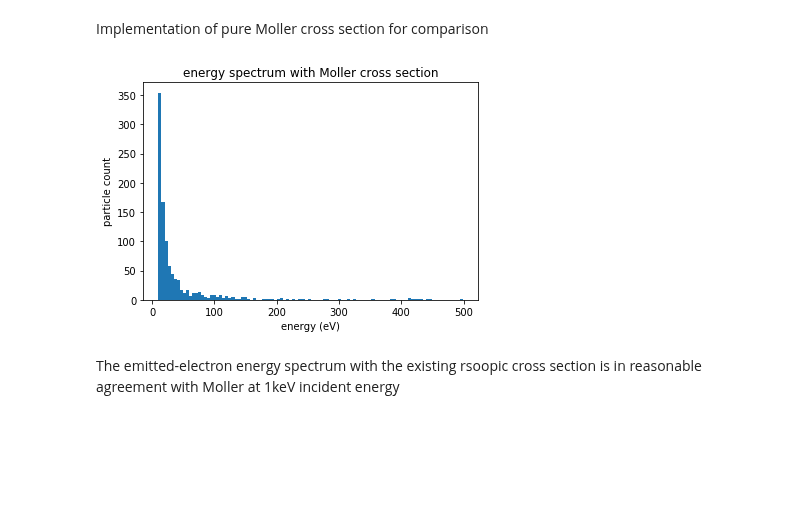
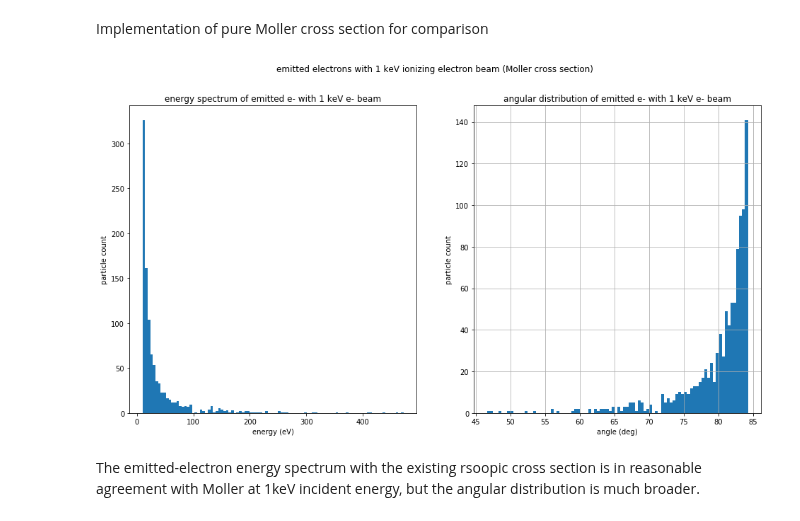
Before and after one commit to radiasoft/rswarp, a Jupyter notebook: examples/ionization/cross_section_testing.ipynb, the cells around one changed output. Cells and saved outputs as stored; diff of their text form; code cells hidden in the pictures; blank space fills up the shorter version.

```diff
--- a/examples/ionization/cross_section_testing.ipynb
+++ b/examples/ionization/cross_section_testing.ipynb
@@ -55,21 +65,34 @@ max. particle energy:  486.0392733772868  eV
 ## Moller cross section
 # %% [markdown]
 Implementation of pure Moller cross section for comparison
-# %%
-eps = m_e * c * c * (gamma(beta * c) - 1.) / e # incident energy in eV
-eps_min = 10.
-
-for i in range(n):
-    Xrand = random.random()
-    energy[i] = eps * eps_min / (eps - Xrand * (eps - 2 * eps_min))
-
-plt.hist(energy, 100)
-plt.title('energy spectrum with Moller cross section')
-plt.xlabel('energy (eV)')
-plt.ylabel('particle count')
-#plt.savefig('emitted_energy_spectrum.png')
-plt.show()
-# %% [output]
-[figure, removed]
+# %%
+eps_min = 10. # value picked to give good agreement with rsoopic cross section results above
+Ce = 2.0 * m_e * c * c / e
+
+for i in range(n):
+    Xrand = random.random()
+    energy[i] = eps * eps_min / (eps - Xrand * (eps - 2 * eps_min))
+    costheta = energy[i] * (eps + Ce)
+    costheta /= eps * (energy[i] + Ce)
+    costheta = math.sqrt(costheta)
+    angle[i] = 180. / math.pi * math.acos(costheta)
+
+Xsect_fig_2, [ax1, ax2] = plt.subplots(1, 2, figsize=(16, 8))
+
+plt.suptitle('emitted electrons with 1 keV ionizing electron beam (Moller cross section)')
+
+ax1.hist(energy, 100)
+ax1.set_title('energy spectrum of emitted e- with 1 keV e- beam')
+ax1.set_xlabel('energy (eV)')
+ax1.set_ylabel('particle count')
+ax2.hist(angle, 90)
+ax2.set_title('angular distribution of emitted e- with 1 keV e- beam')
+ax2.set_xlabel('angle (deg)')
+ax2.set_ylabel('particle count')
+ax2.grid(True)
+plt.savefig('Xsect_analysis2.png')
+plt.show()
+# %% [output]
+[figure, added]
 # %% [markdown]
-The emitted-electron energy spectrum with the existing rsoopic cross section is in reasonable agreement with Moller at 1keV incident energy
+The emitted-electron energy spectrum with the existing rsoopic cross section is in reasonable agreement with Moller at 1keV incident energy, but the angular distribution is much broader.
```
Also changed, not shown: parts of 3 cells of this notebook.
